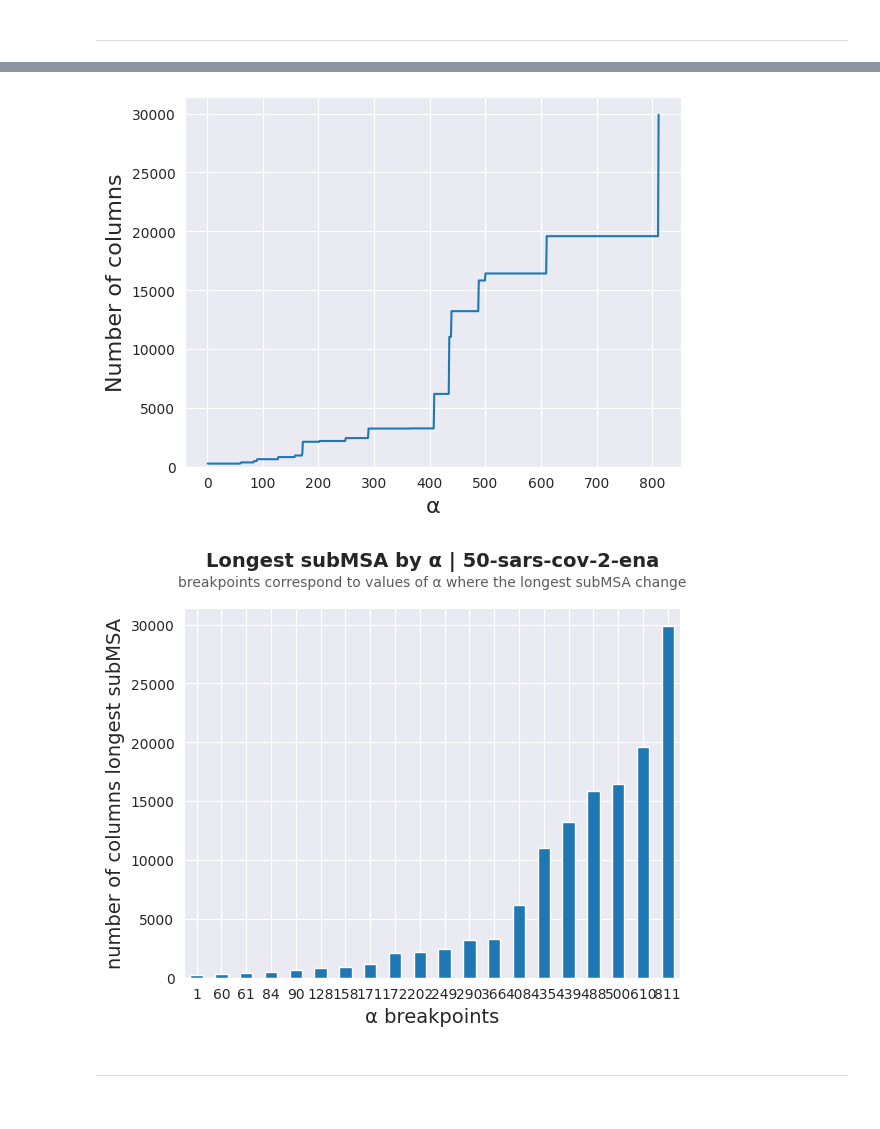
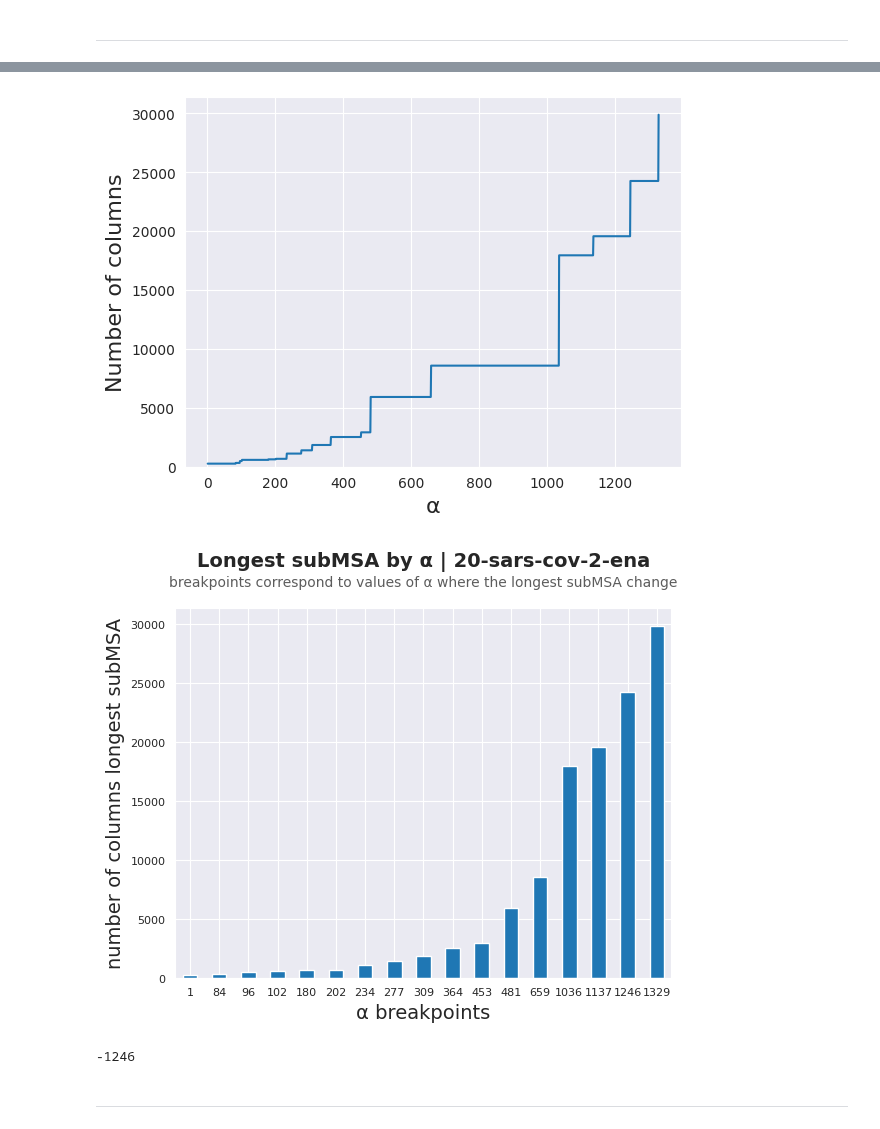
Before and after one commit to AlgoLab/pangeblocks, a Jupyter notebook: notebooks/paper-scan_msa.ipynb, the cells around one changed output, grey strips where cells are left out. Saved outputs shown, nothing was run; the diff lists cells and outputs as text; code cells hidden in the pictures.

```diff
--- a/notebooks/paper-scan_msa.ipynb
+++ b/notebooks/paper-scan_msa.ipynb
@@ -15,10 +15,10 @@ ___
 # %%
 from pathlib import Path
 
-PATH_MSA = Path("/data/analysis-paper/msas/paper/50/")
-NAME = "50-sars-cov-2-ena"
+DIR_MSA = Path("/data/analysis-paper/msas/paper/20/")
+NAME = "20-sars-cov-2-ena"
 
-path_msa = PATH_MSA.joinpath(f"{NAME}.fa")
+path_msa = DIR_MSA.joinpath(f"{NAME}.fa")
 # %%
 PATH_SAVE = Path(f"../output-scan-msas/{NAME}")
 PATH_SAVE.mkdir(exist_ok=True, parents=True)
@@ -54,0 +34,3 @@ Alignment with 50 rows and 29903 columns
+# %%
+msa = load_msa(path_msa)
+print(msa)
@@ -205,10 +213,4 @@ df_info.query("breakpoint == True")
 # %%
-# 5. plot the longest subMSA vs alpha
-import pandas as pd
-import matplotlib.pyplot as plt
-import seaborn as sns
-# sns.set_style("darkgrid", {"grid.color": ".6", "grid.linestyle": ":"})
-sns.set_style("darkgrid") #, {"grid.color": ".6"})
 
 fig, ax = plt.subplots(1,1)
 plot_longest_submsa=pd.DataFrame(info).plot(
@@ -228,32 +230,51 @@ ax.legend().set_visible(False)
 
 fig.savefig(PATH_SAVE.joinpath("longest_submsa_by_alpha"), dpi=300)
 # %% [output]
-[figure, old version]
+[figure, new version]
 # %%
 sns.set_style("darkgrid")
 fig, ax = plt.subplots(1,1)
 data_plot = pd.DataFrame(info).query(f"alpha in {alpha_breakpoints}")
 # data_plot.fillna(1.0, inplace=True)
 
 breakpoints_barplot = data_plot.plot(
     x="alpha",y="longest_submsa", kind="bar",
-    ax=ax
+    ax=ax, fontsize=8
     )
 
 breakpoints_barplot.text(x=0.5, y=1.1, s=f"Longest subMSA by {chr(945)} | {NAME}", fontsize=14, weight='bold', ha='center', va='bottom', transform=breakpoints_barplot.transAxes)
 breakpoints_barplot.text(x=0.5, y=1.05, s=f"breakpoints correspond to values of {chr(945)} where the longest subMSA change", fontsize=10, alpha=0.75, ha='center', va='bottom', transform=breakpoints_barplot.transAxes)
 
 ax.set_xlabel(f"{chr(945)} breakpoints", fontsize=14)
 ax.set_ylabel("number of columns longest subMSA", fontsize=14)
 
 ax.legend().set_visible(False)
 
 # sns.move_legend(ax, "center left")
 
 plt.xticks(rotation=0)
 fig.savefig(PATH_SAVE.joinpath("barplot_longest_submsa_by_alpha_breakpoints"), dpi=300)
 # %% [output]
-[figure, old version]
+[figure, new version]
+# %%
+- 1
+- 84
+- 96
+- 102
+- 180
+- 202
+- 234
+- 277
+- 309
+- 364
+- 453
+- 481
+- 659
+- 1036
+- 1137
+- 1246
+# %% [output]
+-1246
 # %% [markdown]
 ___
 # %%
```
Also changed, not shown: parts of 8 cells of this notebook, 10 other files.
